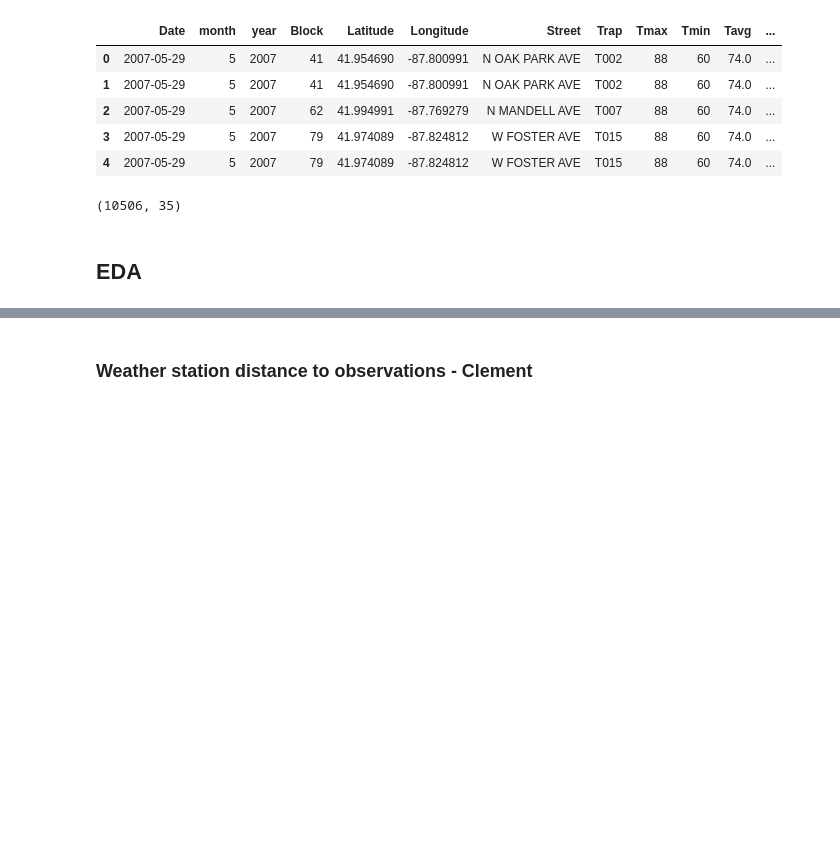
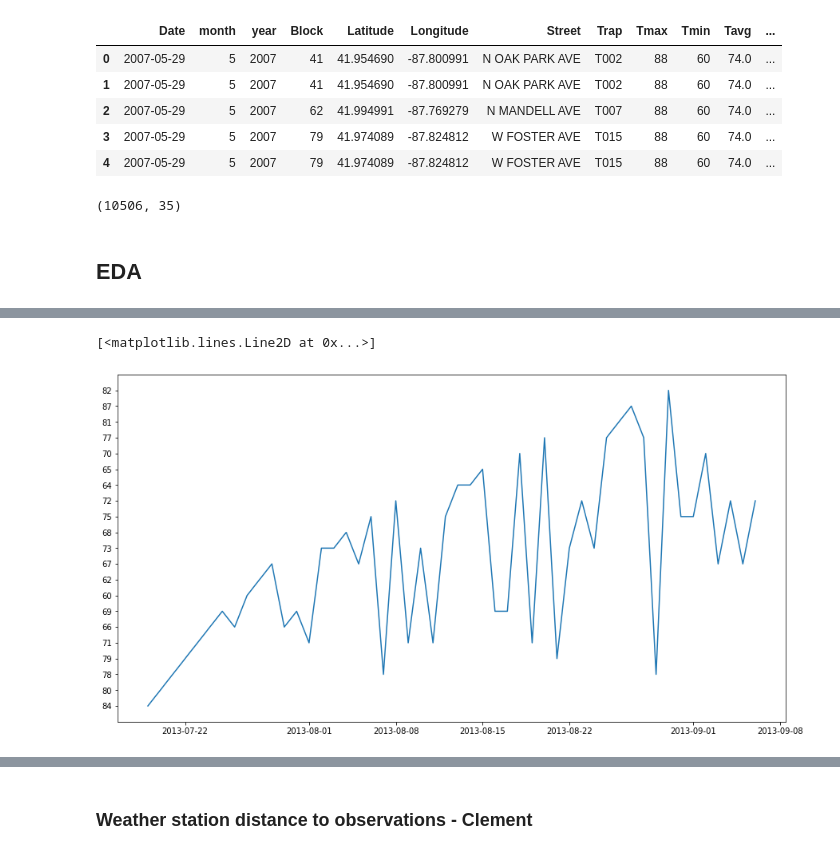
Before and after one commit to thisisclement/Project4---Virus-Prediction, a Jupyter notebook: code/proj4_collab.ipynb, the cells around one changed output, grey strips where cells are left out. Drawn from its saved outputs; the diff is of its cells as text; code cells hidden in the pictures; blank space fills up the shorter version.

```diff
--- a/code/proj4_collab.ipynb
+++ b/code/proj4_collab.ipynb
@@ -23,0 +22,2 @@ Station 2: CHICAGO MIDWAY INTL ARPT Lat: 41.786 Lon: -87.752 Elev: 612 ft. above
+# %%
+df_weather = pd.read_csv('../assets/weather.csv')
@@ -23,0 +33,2 @@ Station 2: CHICAGO MIDWAY INTL ARPT Lat: 41.786 Lon: -87.752 Elev: 612 ft. above
+# %%
+df_weather['Date'] = pd.to_datetime(df_weather['Date'])
@@ -102,0 +165,5 @@ df_tr_full["Date"] = pd.to_datetime(df_tr_full['Date'])
+# %%
+df_weather_range = df_weather[(df_weather['Date'] >= '2013-07-19') & (df_weather['Date'] <= '2013-09-06')\
+                             & (df_weather['Station']==1)]
+# %%
+df_weather_range.sort_values('Date', ascending=True, inplace=True)
@@ -102,0 +187,6 @@ df_tr_full["Date"] = pd.to_datetime(df_tr_full['Date'])
+# %%
+plt.figure(figsize=(15,8))
+plt.plot(df_weather_range['Date'], df_weather_range['Tavg'])
+# %% [output]
+[<matplotlib.lines.Line2D at 0x...>]
+[figure, added]
```
Also changed, not shown: parts of 37 cells of this notebook, 5 other files.
